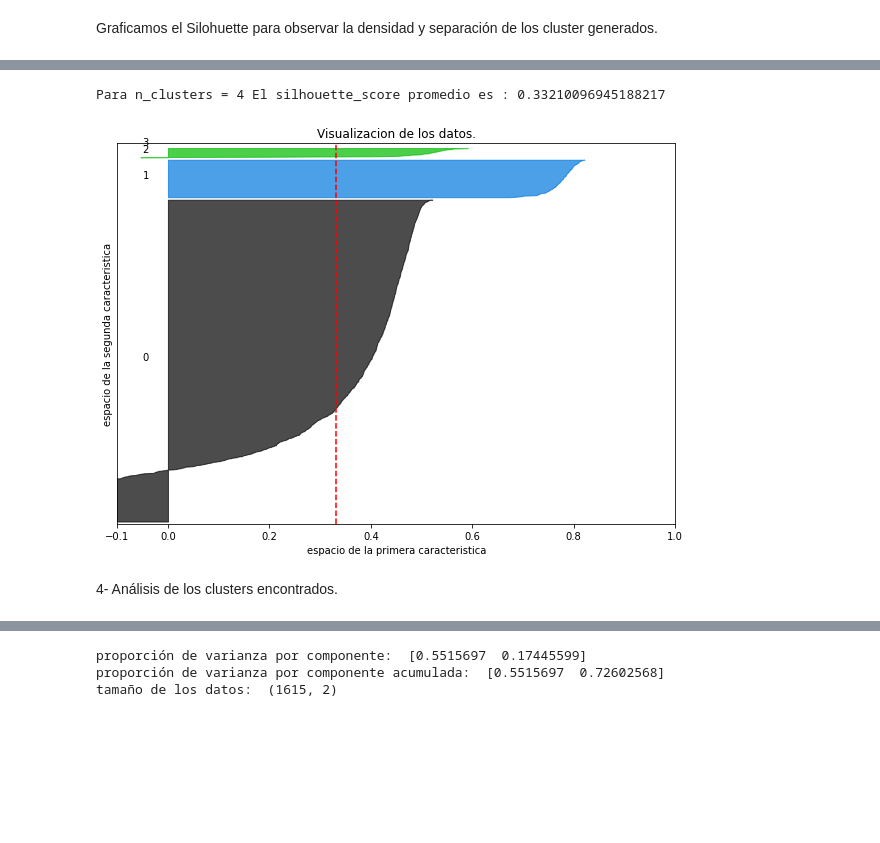
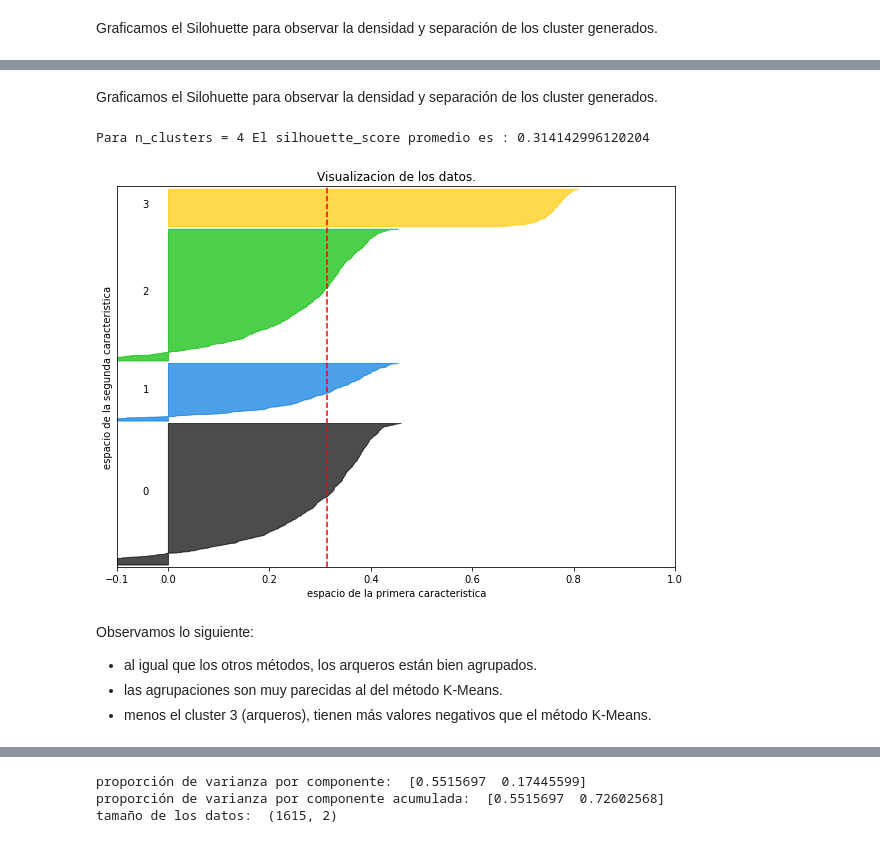
Before and after one commit to leoborgnino/aprendizajeNOsupervizado, a Jupyter notebook: 2020/Practico Aprendizaje No Supervisado.ipynb, the cells around one changed output, grey strips where cells are left out. Saved outputs shown, nothing was run; the diff lists cells and outputs as text; code cells hidden in the pictures; blank space fills up the shorter version.

```diff
--- a/2020/Practico Aprendizaje No Supervisado.ipynb
+++ b/2020/Practico Aprendizaje No Supervisado.ipynb
@@ -442,8 +429,8 @@ for i in range(1):
         y_lower = y_upper + 10  # 10 for the 0 samples
 
     ax1.set_title("Visualizacion de los datos.")
-    ax1.set_xlabel("espacio de la primera caracteristica")
-    ax1.set_ylabel("espacio de la segunda caracteristica")
+    ax1.set_xlabel("Valor del coeficiente silhouette")
+    ax1.set_ylabel("Cluster Id")
 
     # The vertical line for average silhouette score of all the values
     ax1.axvline(x=silhouette_avg, color="red", linestyle="--")
@@ -462,5 +464,5 @@ Para n_clusters = 4 El silhouette_score promedio es : 0.3537684239753186
 # %%
-ms = MeanShift(bandwidth=80)
+ms = MeanShift(bandwidth=1.24, n_jobs=-1)
 
 ms.fit(df_skills)
 
@@ -480,8 +482,8 @@ bool_no_crack=df_n["overall"] < 91
 
 
 #Eligo dos números entre 0 y  de n_skills-1
-skill_1=skills_ratings[28]
-skill_2=skills_ratings[5]
+skill_1 = 28
+skill_2 = 5
 
 
 MeanShift_clusters = go.Scatter(x=df_skills[skill_1], y=df_skills[skill_2],
@@ -502,8 +504,8 @@ crack =go.Scatter(x=df_skills.loc[bool_crack,skill_1], y=df_skills.loc[bool_crac
 data=[MeanShift_clusters,crack]
 
 layout = go.Layout(title="Mean Shift",titlefont=dict(size=20),
-                xaxis=dict(title=skill_1),
-                yaxis=dict(title=skill_2),
+                xaxis=dict(title=skills_ratings[skill_1]),
+                yaxis=dict(title=skills_ratings[skill_2]),
                 autosize=False, width=1000,height=1000)
 
 fig = go.Figure(data=data, layout=layout)
@@ -546,0 +619,11 @@ Graficamos el Silohuette para observar la densidad y separación de los cluster
+# %%
+ward = cluster.AgglomerativeClustering(n_clusters=4, linkage='ward')
+
+ward.fit(df_skills)
+
+clusters3 = ward.labels_
+
+labels_unique = np.unique(clusters3)
+n_clusters_ = len(labels_unique)
+
+print('Cantidad de hojas: ', ward.n_leaves_)
@@ -547,12 +705,6 @@ Graficamos el Silohuette para observar la densidad y separación de los cluster
+# %% [markdown]
+Graficamos el Silohuette para observar la densidad y separación de los cluster generados.
 # %%
-from sklearn.datasets import make_blobs
-from sklearn.cluster import KMeans
-from sklearn.metrics import silhouette_samples, silhouette_score
-
-import matplotlib.pyplot as plt
-import matplotlib.cm as cm
-import numpy as np
-
 for i in range(1):
     # Create a subplot with 1 row and 2 columns
     fig, (ax1) = plt.subplots(1, 1)
@@ -569,7 +721,7 @@ for i in range(1):
     # Initialize the clusterer with n_clusters value and a random generator
     # seed of 10 for reproducibility.
     clusterer = ms
-    cluster_labels = clusters2
+    cluster_labels = clusters3
 
     # The silhouette_score gives the average value for all the samples.
     # This gives a perspective into the density and separation of the formed
@@ -587,34 +739,38 @@ for i in range(1):
         # cluster i, and sort them
         ith_cluster_silhouette_values = \
             sample_silhouette_values[cluster_labels == i]
 
         ith_cluster_silhouette_values.sort()
 
         size_cluster_i = ith_cluster_silhouette_values.shape[0]
         y_upper = y_lower + size_cluster_i
 
         color = cm.nipy_spectral(float(i) / n_clust)
         ax1.fill_betweenx(np.arange(y_lower, y_upper),
                           0, ith_cluster_silhouette_values,
                           facecolor=color, edgecolor=color, alpha=0.7)
 
         # Label the silhouette plots with their cluster numbers at the middle
         ax1.text(-0.05, y_lower + 0.5 * size_cluster_i, str(i))
 
         # Compute the new y_lower for next plot
         y_lower = y_upper + 10  # 10 for the 0 samples
 
     ax1.set_title("Visualizacion de los datos.")
     ax1.set_xlabel("espacio de la primera caracteristica")
     ax1.set_ylabel("espacio de la segunda caracteristica")
 
     # The vertical line for average silhouette score of all the values
     ax1.axvline(x=silhouette_avg, color="red", linestyle="--")
 
     ax1.set_yticks([])  # Clear the yaxis labels / ticks
     ax1.set_xticks([-0.1, 0, 0.2, 0.4, 0.6, 0.8, 1])
 # %% [output]
-Para n_clusters = 4 El silhouette_score promedio es : 0.33210096945188217
+Para n_clusters = 4 El silhouette_score promedio es : 0.314142996120204
-[figure, old version]
+[figure, new version]
-# %% [markdown]
-4- Análisis de los clusters encontrados.
+# %% [markdown]
+Observamos lo siguiente:
+
+* al igual que los otros métodos, los arqueros están bien agrupados.
+* las agrupaciones son muy parecidas al del método K-Means.
+* menos el cluster 3 (arqueros), tienen más valores negativos que el método K-Means.
```
Also changed, not shown: parts of 49 cells of this notebook.
